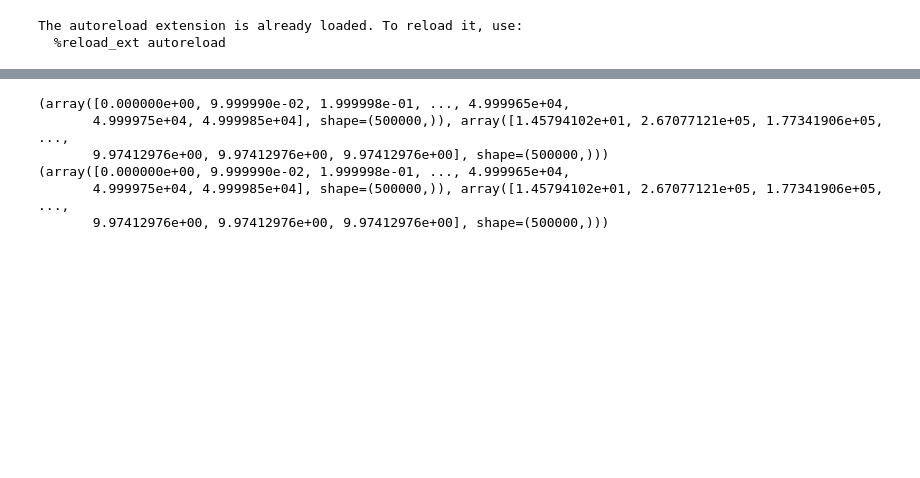
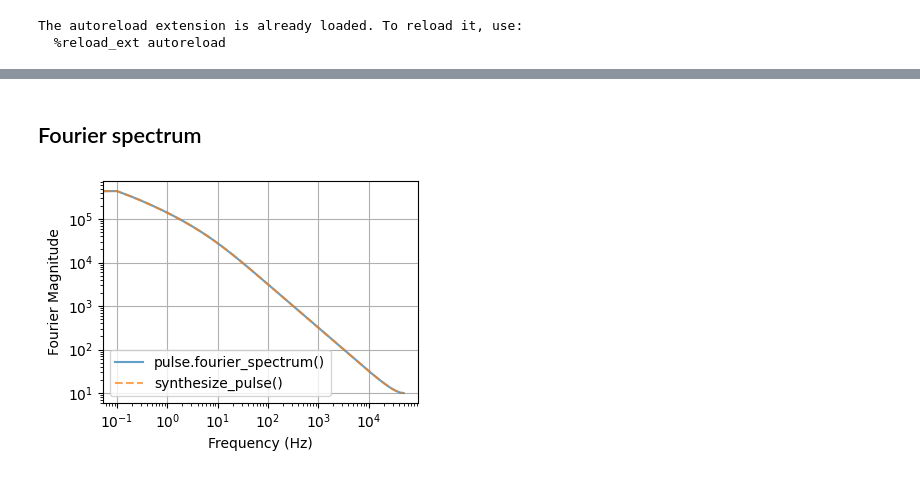
Before and after one commit to cventurameinersen/geodesiq-control, a Jupyter notebook: dev/pulse_class_test.ipynb, the cells around one changed output, grey strips where cells are left out. Drawn from its saved outputs; the diff is of its cells as text; code cells hidden in the pictures; blank space fills up the shorter version.

```diff
--- a/dev/pulse_class_test.ipynb
+++ b/dev/pulse_class_test.ipynb
@@ -66,13 +98,28 @@ print(filtered_pulse_direct)
+# %% [markdown]
+## Fourier spectrum
 # %%
 pulse = hamiltonian.synthesize_pulse(duration=10)
 fourier = pulse.fourier_spectrum()
 fourier_direct = hamiltonian.synthesize_pulse(duration=10, method='fourier')
-print(fourier)
-print(fourier_direct)
+
+
+freq1, mag1 = fourier
+freq2, mag2 = fourier_direct
+
+plt.figure(figsize=(4,3))
+
+plt.plot(freq1, mag1, label='pulse.fourier_spectrum()', alpha=0.7)
+plt.plot(freq2, mag2, '--', label='synthesize_pulse()', alpha=0.7)
+
+plt.xlabel("Frequency (Hz)")
+plt.ylabel("Fourier Magnitude")
+plt.legend()
+plt.grid(True)
+
+plt.yscale('log')
+plt.xscale('log')
+
+plt.tight_layout()
+plt.show()
 # %% [output]
-(array([0.000000e+00, 9.999990e-02, 1.999998e-01, ..., 4.999965e+04,
-       4.999975e+04, 4.999985e+04], shape=(500000,)), array([1.45794102e+01, 2.67077121e+05, 1.77341906e+05, ...,
-       9.97412976e+00, 9.97412976e+00, 9.97412976e+00], shape=(500000,)))
-(array([0.000000e+00, 9.999990e-02, 1.999998e-01, ..., 4.999965e+04,
-       4.999975e+04, 4.999985e+04], shape=(500000,)), array([1.45794102e+01, 2.67077121e+05, 1.77341906e+05, ...,
-       9.97412976e+00, 9.97412976e+00, 9.97412976e+00], shape=(500000,)))
+[figure, added]
```
Also changed, not shown: parts of 7 cells of this notebook, 2 other files.
